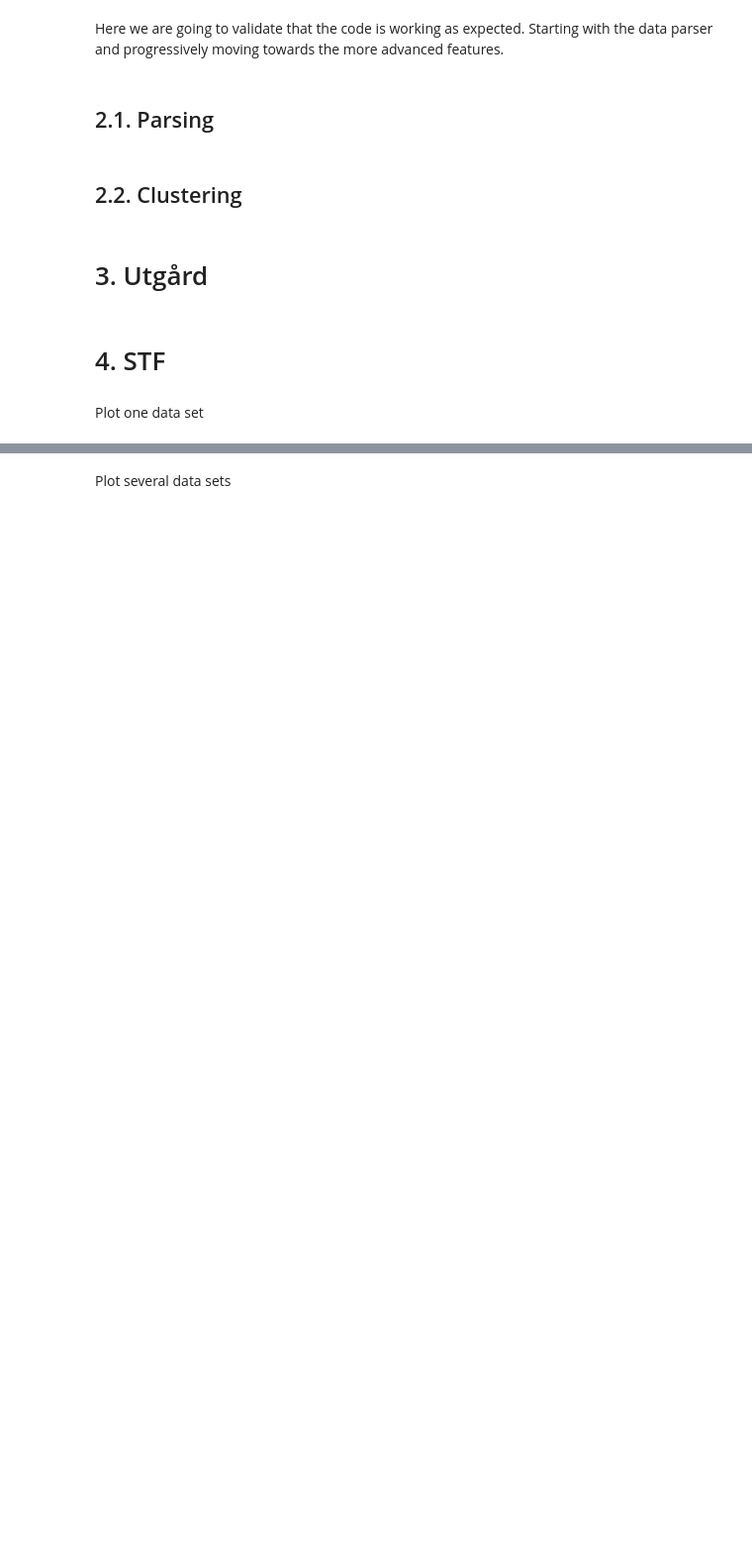
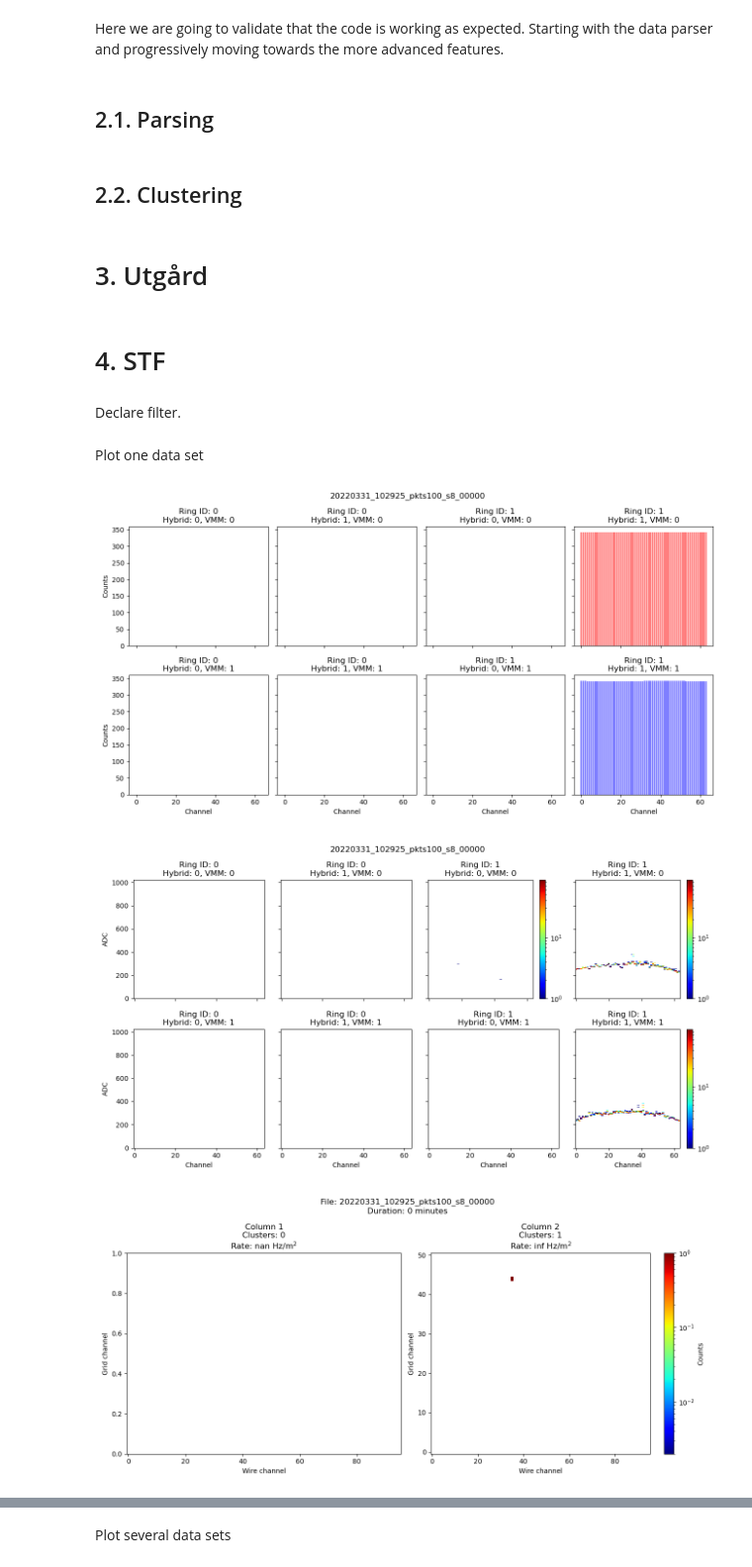
Before and after one commit to ess-dg/mg-let-2022-vmm-analysis, a Jupyter notebook: notebooks/preparations_mg_let.ipynb, the cells around one changed output, grey strips where cells are left out. Shown: that part at 99% size. Saved outputs shown, nothing was run; the diff lists cells and outputs as text; code cells hidden in the pictures; blank space fills up the shorter version.

```diff
--- a/notebooks/preparations_mg_let.ipynb
+++ b/notebooks/preparations_mg_let.ipynb
@@ -76,6 +85,8 @@ TIME_RESOLUTION = 11.36e-9 # seconds
 # Paths to folders containing data
 nb_path = os.getcwd()
 TEST_FOLDER = nb_path + '/../data/test/'
+STF_DATA_FOLDER = nb_path + '/../data/let_stf_data/'
+UTGARD_DATA_FOLDER = nb_path + '/../data/let_utgard_data/'
 # %% [markdown]
 Prepare JSON file defining detector configuration.
 # %%
@@ -627,25 +638,43 @@ mg_debug.plot_channel_histograms_large(df_run_0, file_name, print_text=False, lo
 mg_debug.plot_adc_histograms_large(df_run_0, file_name, number_bins=100)
 # %% [markdown]
 # 4. STF<a class="anchor" id="STF"></a>
+# %% [markdown]
+Declare filter.
+# %%
+mg_filter = {'wm': [1, 1, True],                  # Wire multiplicity
+             'gm': [1, 3, True],                  # Grid multiplicity
+             'wadc': [800, np.inf, False],        # Wire charge
+             'gadc': [800, np.inf, False],        # Grid charge
+             'tof': [0, np.inf, False],           # Time-of-flight (seconds)
+             'time': [0, np.inf, False],          # Time (seconds)
+             'gch_max': [0, 51, False],           # Grid channel, bottom=0 to top=51
+             'gchs_adjacent': [0, 0, False],      # 0=some grids in cluster are not adjacent
+             'same_fen': [0, 0, False],           # 0=some events in cluster are not from the same fen
+             'same_ring': [0, 0, False]           # 0=some events in cluster are not from the same ring
+             }
 # %% [markdown]
 Plot one data set
 # %%
 # Declare path to file of interest
-folder_path = '/Users/alexanderbackis/Documents/code/mg-let-2022-vmm-analysis/data/let_stf_data/'
-file_name = '20220330_174304_duration_s_1800_stf_Unshielded_00030'
+folder_path = STF_DATA_FOLDER
+file_name = '20220331_102925_pkts100_s8_00000'
 file_path = folder_path + file_name + '.pcapng'
 # Import  data
 df_run = mg_read.read_vmm_data(file_path)
 # Cluster data
 df_clu = mg_cluster.cluster_vmm_data(df_run, time_window=2e-6)
 # Plot raw data
 mg_debug.plot_channel_histograms_large(df_run, file_name, print_text=False, lower_threshold=200, higher_threshold=1000)
 mg_debug.plot_channel_vs_adc_2d_histograms_large(df_run, file_name, number_bins=50)
 # Filter clusterered data
-#df_clu = mg_manage.filter_data(df_clu, mg_filter)
+df_clu = mg_manage.filter_data(df_clu, mg_filter)
 # Plot clusters
 mg_debug.plot_coincidences(df_clu, file_name)
 mg_debug.plot_multiplicity(df_clu, file_name)
 mg_debug.plot_phs_wires_vs_grids(df_clu, file_name)
 mg_debug.plot_phs_wires_and_grids(df_clu, file_name)
 mg_debug.plot_delta_time(df_clu, file_name, number_bins=200)
+# %% [output]
+[figure, added]
+[figure, added]
+[figure, added]
```
Also changed, not shown: parts of 3 cells of this notebook.
